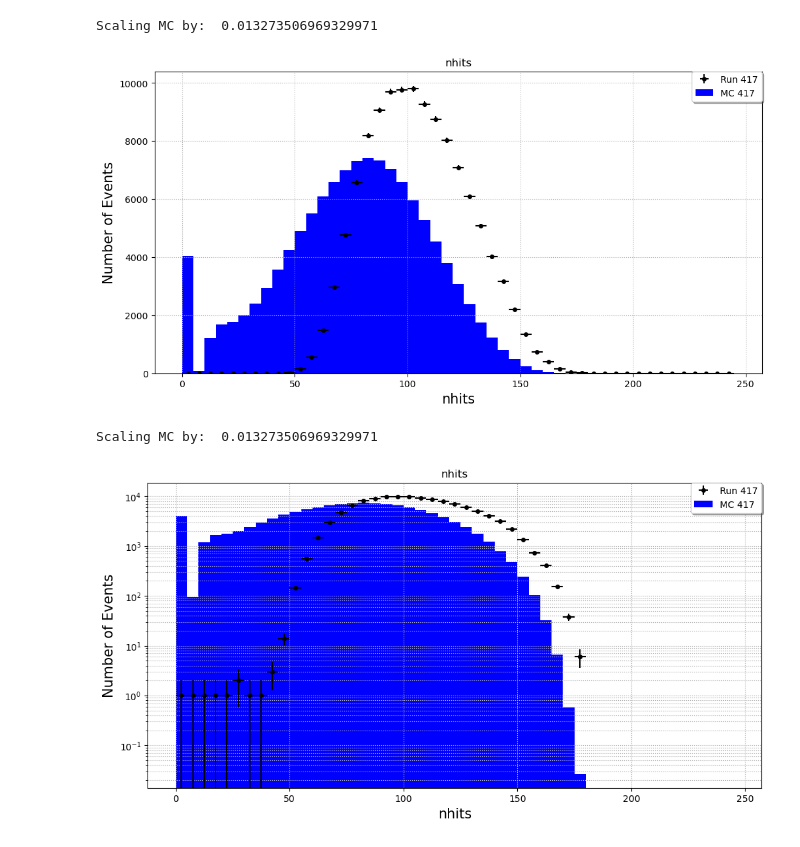
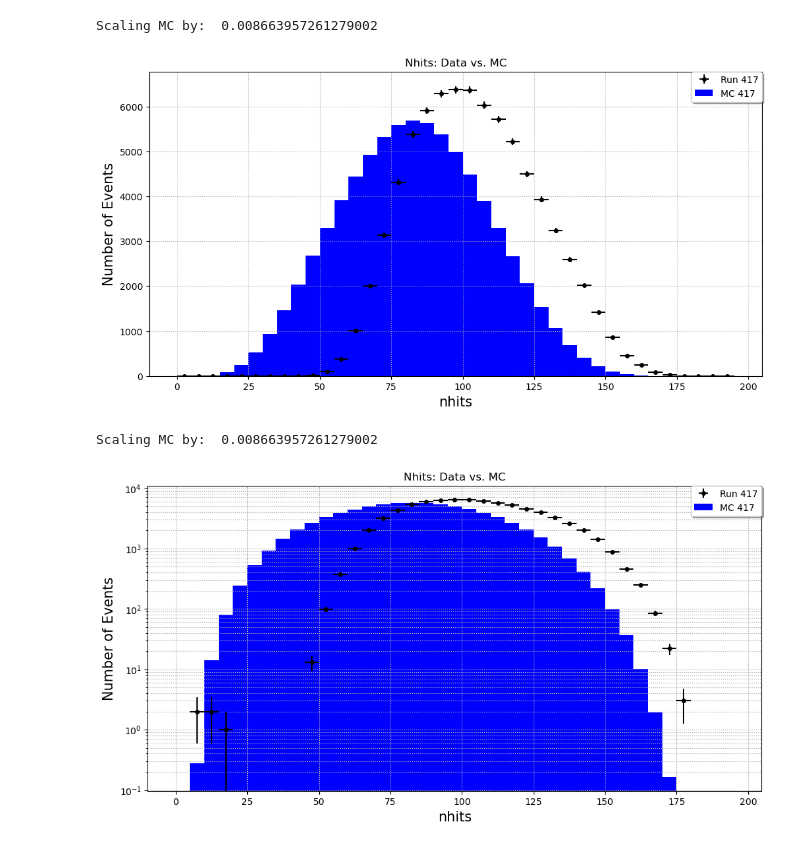
Before and after one commit to wtoslac/EosAnalyses, a Jupyter notebook: Austin/micheal_electron_analysis.ipynb, the cells around one changed output. Saved outputs shown, nothing was run; the diff lists cells and outputs as text; code cells hidden in the pictures.

```diff
--- a/Austin/micheal_electron_analysis.ipynb
+++ b/Austin/micheal_electron_analysis.ipynb
@@ -356,16 +376,18 @@ def get_RDF(pattern = "*.root", path_name = "/data/ahicks3/projects/eos/michelEl
         return 0
 # %%
 # Create RDataFrame from the events tree of the input file.
-mc417_rdf = get_RDF(path_name="/data/ahicks3/projects/eos/michelElectron/MC/MC_9M_Run417_rerun_Total300_DIR/")
+mc417_rdf = get_RDF(path_name="/data/ahicks3/projects/eos/michelElectron/MC/MC_9M_michel_Total250_DIR/")
 
 # Extract mc_branches
 mc417_nhits = mc417_rdf.AsNumpy(columns=["digitNhits"])["digitNhits"]
-mc417_pdgID = mc417_rdf.AsNumpy(columns=["mcpdg"])["mcpdg"]
-mc417_charge = np.array(mc417_rdf.AsNumpy(columns=["digitCharge"])["digitCharge"])
+#mc417_pdgID = mc417_rdf.AsNumpy(columns=["mcpdg"])["mcpdg"]
+#mc417_charge = np.array(mc417_rdf.AsNumpy(columns=["digitCharge"])["digitCharge"])
+flat_mc417_charge = flat_sum(mc417_rdf,"digitCharge")
 mc417_time = mc417_rdf.AsNumpy(columns=["timeSinceLastTrigger_us"])["timeSinceLastTrigger_us"]
 mc417_energy = mc417_rdf.AsNumpy(columns=["mcke"])["mcke"]
+mc417_pmtID = mc417_rdf.AsNumpy(columns=["digitPMTID"])["digitPMTID"]
 
 # Plot PDG ID
 #get_particle_count(abs(mc_pdgID))
-print(len(mc417_pdgID))
+print(len(mc417_nhits))
 # %% [output]
@@ -385,6 +395,3 @@ NameError: name 'plot_scatter' is not defined
-# %%
-flat_mc417_energy = flat( mc417_energy)
-flat_mc417_charge = flat( mc417_charge)
 # %%
-bool_mcCharge = get_mask(flat_mc417_charge,[00,2100])
+bool_mcCharge = get_mask(flat_mc417_charge,[100,2100])
 bool_mc417 = bool_mcCharge
@@ -430,8 +422,8 @@ run417_time = run417_rdf.AsNumpy(columns=["deltat"])["deltat"]
 run417_nhits = run417_rdf.AsNumpy(columns=["nhit"])["nhit"]
 # %%
 #Filter Data based on time and charge
-bool_time_run417 = get_mask(run417_time, [0.5, 5])
-bool_charge_run417 = get_mask(run417_charge,[200,1500])
+bool_time_run417 = get_mask(run417_time, [1, 3])
+bool_charge_run417 = get_mask(run417_charge,[100,1500])
 bool_run417 = bool_time_run417 & bool_charge_run417
 # %%
 #plot_hist(run417_time,[0,200],0.5,title="deltat",xlabel="Time [uS]",data_label="Run 417")
@@ -461,8 +449,8 @@ Scaling MC by:  0.01327352614020516
 # %%
-plot_hist(run417_nhits[bool_run417],[0,250],5,title="nhits",xlabel="nhits",data_label="Run 417",mc_data=mc417_nhits,mc_label="MC 417",bool_log=False,bool_error=True)
-plot_hist(run417_nhits[bool_run417],[0,250],5,title="nhits",xlabel="nhits",data_label="Run 417",mc_data=mc417_nhits,mc_label="MC 417",bool_log=True,bool_error=True)
+plot_hist(run417_nhits[bool_run417],[0,200],5,title="Nhits: Data vs. MC",xlabel="nhits",data_label="Run 417",mc_data=mc417_nhits[bool_mc417],mc_label="MC 417",bool_log=False,bool_error=True)
+plot_hist(run417_nhits[bool_run417],[0,200],5,title="Nhits: Data vs. MC",xlabel="nhits",data_label="Run 417",mc_data=mc417_nhits[bool_mc417],mc_label="MC 417",bool_log=True,bool_error=True)
 # %% [output]
-Scaling MC by:  0.013273506969329971
+Scaling MC by:  0.008663957261279002
-[figure, old version]
+[figure, new version]
-Scaling MC by:  0.013273506969329971
+Scaling MC by:  0.008663957261279002
-[figure, old version]
+[figure, new version]
```
Also changed, not shown: parts of 23 cells of this notebook.
